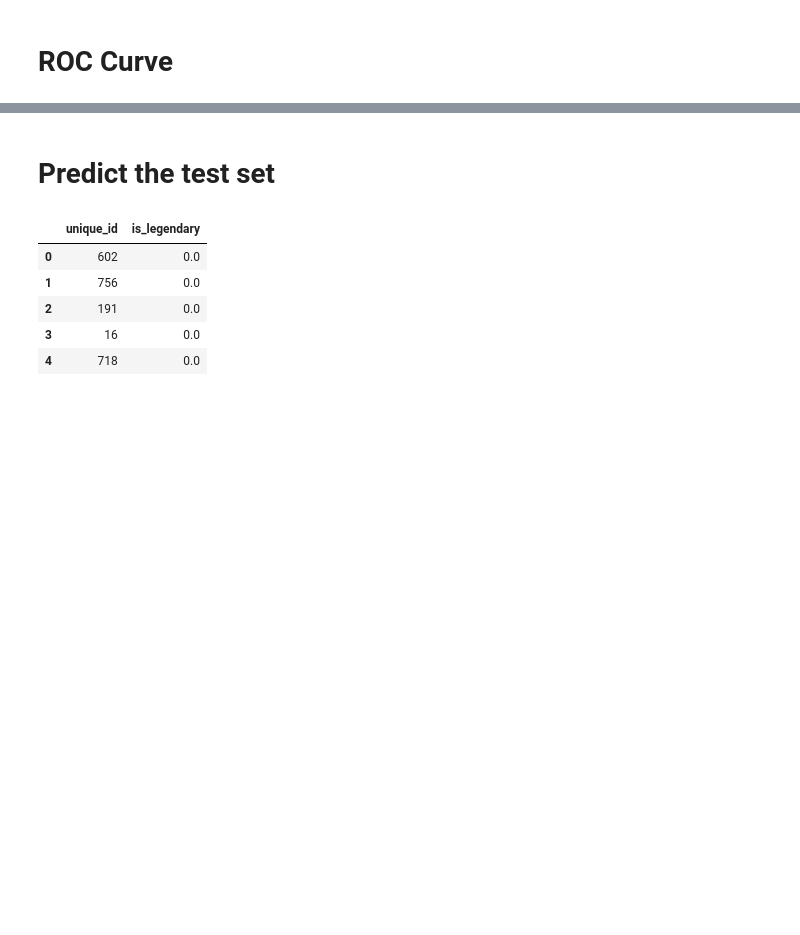
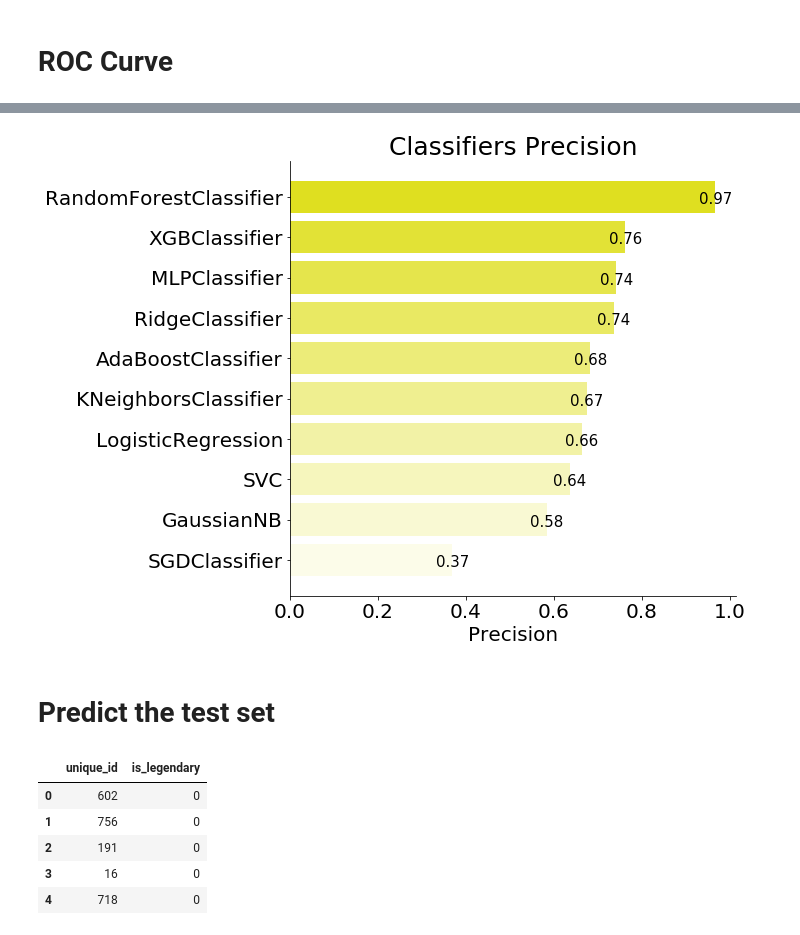
Before and after one commit to cabesd/Kaggle-pokemonlite, a Jupyter notebook: 4a Modelling.ipynb, the cells around one changed output, grey strips where cells are left out. Drawn from its saved outputs; the diff is of its cells as text; code cells hidden in the pictures; blank space fills up the shorter version.

```diff
--- a/4a Modelling.ipynb
+++ b/4a Modelling.ipynb
@@ -366,3 +489,24 @@ accdf.sort_values('Precision', ascending=False)
+# %%
+def plot_horizontal_hist(xplot, yplot, xlabel, title):
+    fig, ax = plt.subplots(figsize=(20,10))
+    ax = sns.barplot(x=xplot, y=yplot, palette=sns.light_palette("yellow", n_colors=len(xplot), reverse=True))
+    # plt.ylabel("")
+    plt.xlabel(xlabel, fontsize=20)
+    plt.title(title, fontsize=25)
+    plt.gcf().set_size_inches(8,8)
+    for tick in ax.xaxis.get_major_ticks():
+        tick.label.set_fontsize(20)
+    for tick in ax.yaxis.get_major_ticks():
+        tick.label.set_fontsize(20)
+    for p in ax.patches:
+        width = p.get_width()
+        ax.text(width, p.get_y() + p.get_height()/1.4, "%.2f" % width, ha="center", fontsize=15)
+    sns.despine()
+    plt.plot();
+# %%
+plot_horizontal_hist(list(accdf['Precision']), list(accdf['Classifier']), 'Precision', 'Classifiers Precision')
+# %% [output]
+[figure, added]
 # %% [markdown]
 # Predict the test set
 # %%
@@ -371,12 +515,12 @@ Yt = best_model.predict(Xt)
 # %%
 output = pd.DataFrame()
 output['unique_id'] = test['unique_id']
-output['is_legendary'] = Yt
+output['is_legendary'] = Yt.astype(int)
 output.head()
 # %% [output]
 |  | unique_id | is_legendary |
-| 0 | 602 | 0.0 |
-| 1 | 756 | 0.0 |
-| 2 | 191 | 0.0 |
-| 3 | 16 | 0.0 |
-| 4 | 718 | 0.0 |
+| 0 | 602 | 0 |
+| 1 | 756 | 0 |
+| 2 | 191 | 0 |
+| 3 | 16 | 0 |
+| 4 | 718 | 0 |
```
Also changed, not shown: parts of 24 cells of this notebook, 8 other files.
